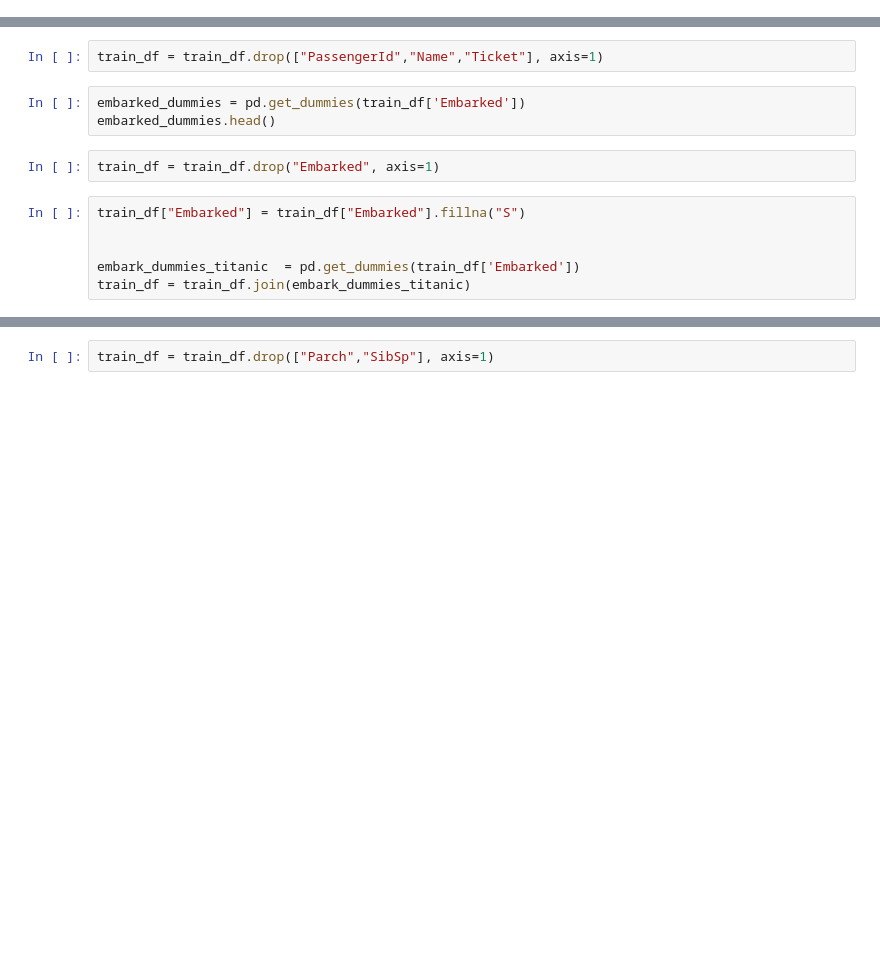
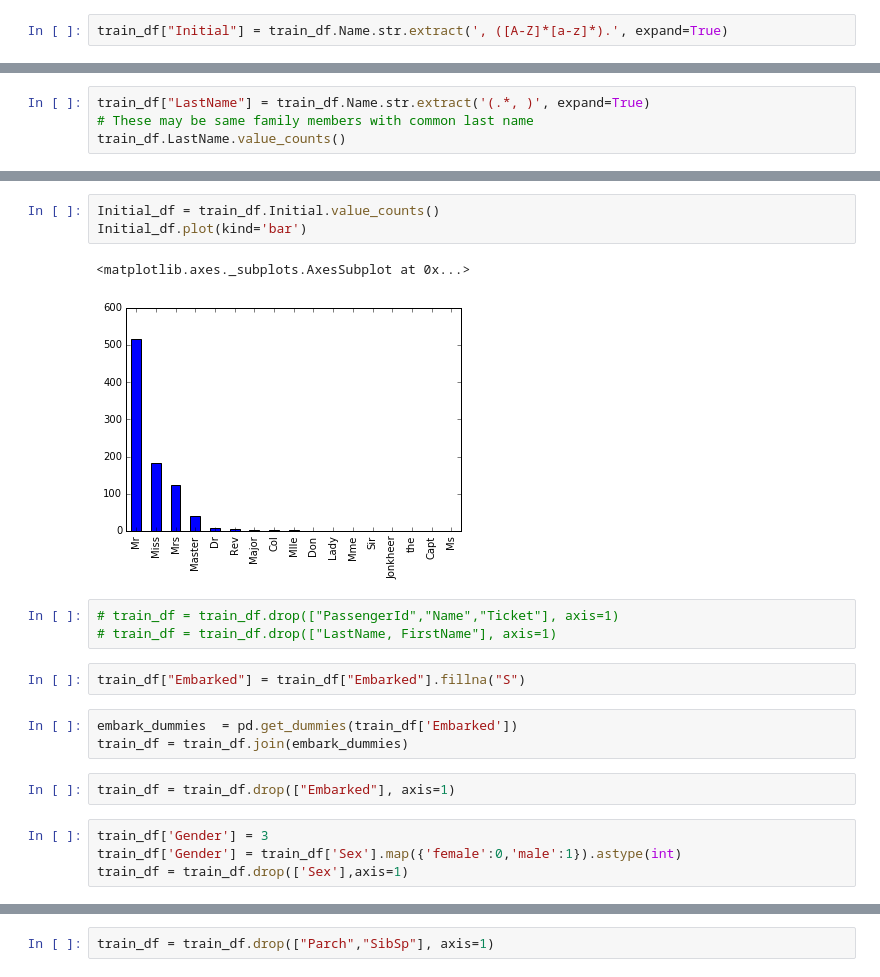
Before and after one commit to harish000/scikit-learn-explorer, a Jupyter notebook: Titanic Survival Prediction/Survival Prediction.ipynb, the cells around one changed output, grey strips where cells are left out. Cells and saved outputs as stored; diff of their text form; blank space fills up the shorter version.

```diff
--- a/Titanic Survival Prediction/Survival Prediction.ipynb
+++ b/Titanic Survival Prediction/Survival Prediction.ipynb
@@ -13,0 +63,2 @@ titanic_df.info()
+# %%
+train_df["Initial"] = train_df.Name.str.extract(', ([A-Z]*[a-z]*).', expand=True)
@@ -13,0 +86,4 @@ titanic_df.info()
+# %%
+train_df["LastName"] = train_df.Name.str.extract('(.*, )', expand=True)
+# These may be same family members with common last name
+train_df.LastName.value_counts()
@@ -14,15 +108,22 @@ titanic_df.info()
+# %%
+Initial_df = train_df.Initial.value_counts()
+Initial_df.plot(kind='bar')
+# %% [output]
+<matplotlib.axes._subplots.AxesSubplot at 0x...>
+[figure, added]
+# %%
+# train_df = train_df.drop(["PassengerId","Name","Ticket"], axis=1)
+# train_df = train_df.drop(["LastName, FirstName"], axis=1)
+# %%
+train_df["Embarked"] = train_df["Embarked"].fillna("S")
+# %%
+embark_dummies  = pd.get_dummies(train_df['Embarked'])
+train_df = train_df.join(embark_dummies)
 # %%
-train_df = train_df.drop(["PassengerId","Name","Ticket"], axis=1)
+train_df = train_df.drop(["Embarked"], axis=1)
-# %%
-embarked_dummies = pd.get_dummies(train_df['Embarked'])
-embarked_dummies.head()
-# %%
-train_df = train_df.drop("Embarked", axis=1)
-# %%
-train_df["Embarked"] = train_df["Embarked"].fillna("S")
-
-
-embark_dummies_titanic  = pd.get_dummies(train_df['Embarked'])
-train_df = train_df.join(embark_dummies_titanic)
+# %%
+train_df['Gender'] = 3
+train_df['Gender'] = train_df['Sex'].map({'female':0,'male':1}).astype(int)
+train_df = train_df.drop(['Sex'],axis=1)
 # %%
 train_df["Party"] = train_df["SibSp"]+train_df["Parch"]
```
Also changed, not shown: parts of 10 cells of this notebook, 4 other files.
